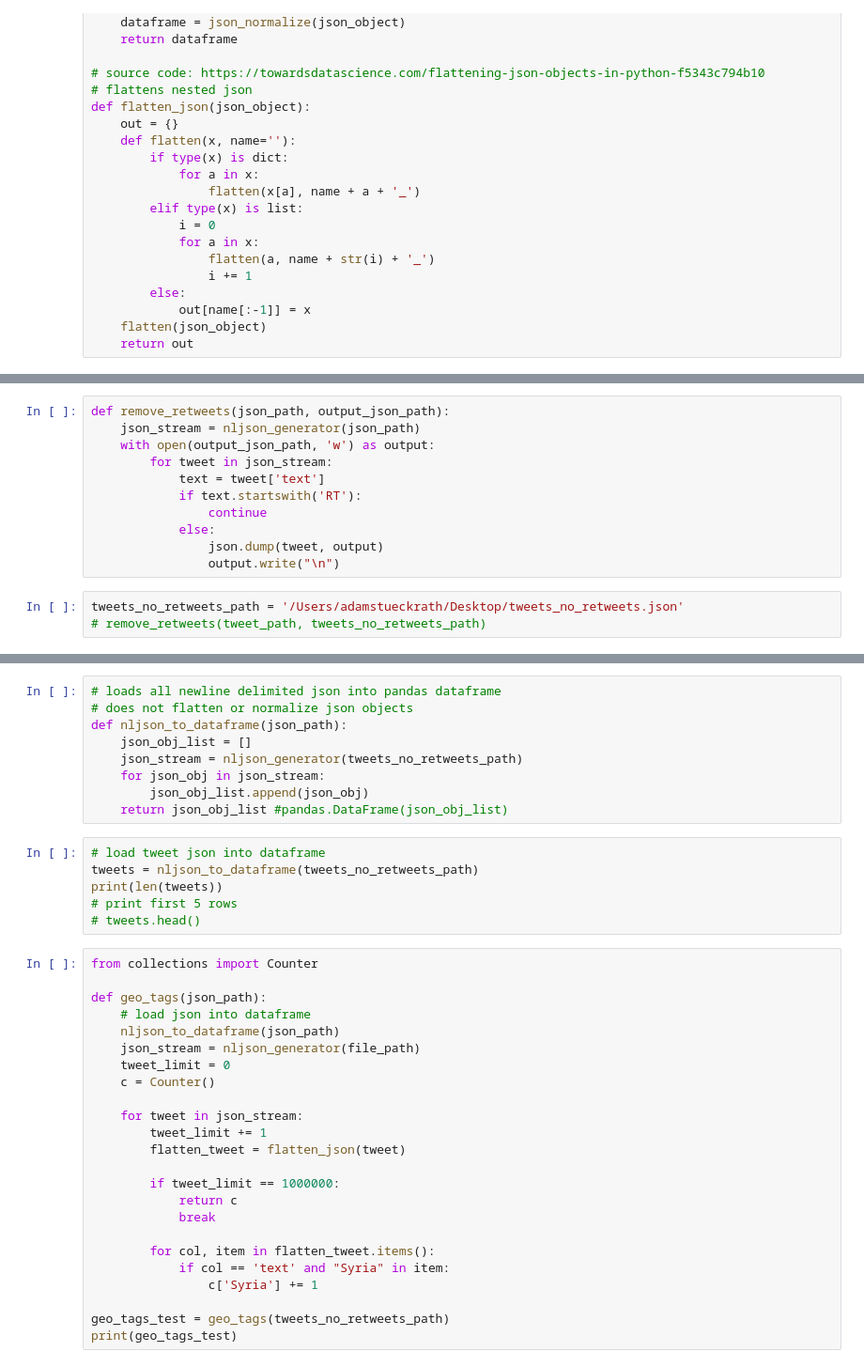
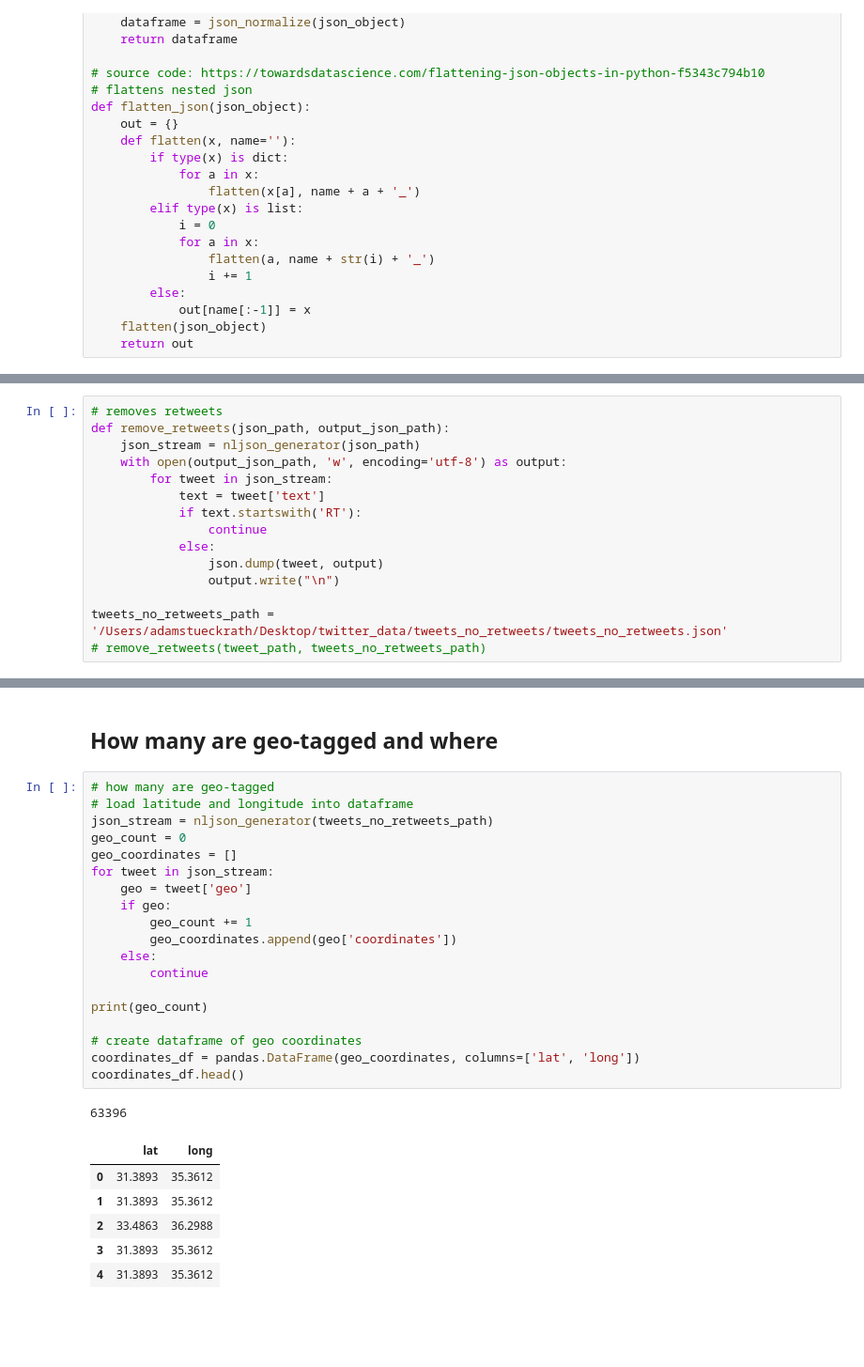
Before and after one commit to adamstueckrath/SyriaProject, a Jupyter notebook: web_scrapers/twitter_data_analysis.ipynb, the cells around one changed output, grey strips where cells are left out. Shown: that part at 94% size. Drawn from its saved outputs; the diff is of its cells as text; blank space fills up the shorter version.

```diff
--- a/web_scrapers/twitter_data_analysis.ipynb
+++ b/web_scrapers/twitter_data_analysis.ipynb
@@ -163,9 +158,10 @@ def json_tweets_xlsx_sample(json_path, excel_path,
 # json_tweets_xlsx_sample(tweet_path, output_path, tweet_limit=10, normalize=True)
 # json_tweets_xlsx_sample(tweet_path, output_path, tweet_start=100000, tweet_limit=15)
 # %%
+# removes retweets
 def remove_retweets(json_path, output_json_path):
     json_stream = nljson_generator(json_path)
-    with open(output_json_path, 'w') as output:
+    with open(output_json_path, 'w', encoding='utf-8') as output:
         for tweet in json_stream:
             text = tweet['text']
             if text.startswith('RT'):
@@ -173,6 +169,6 @@ def remove_retweets(json_path, output_json_path):
             else:
                 json.dump(tweet, output)
                 output.write("\n")
+
+tweets_no_retweets_path = '/Users/adamstueckrath/Desktop/twitter_data/tweets_no_retweets/tweets_no_retweets.json'
+# remove_retweets(tweet_path, tweets_no_retweets_path)
-# %%
-tweets_no_retweets_path = '/Users/adamstueckrath/Desktop/tweets_no_retweets.json'
-# remove_retweets(tweet_path, tweets_no_retweets_path)
@@ -186,39 +175,29 @@ tweets_no_retweets_xlsx_path = '/Users/adamstueckrath/Desktop/tweets_no_retweets
-# %%
-# loads all newline delimited json into pandas dataframe
-# does not flatten or normalize json objects
-def nljson_to_dataframe(json_path):
-    json_obj_list = []
-    json_stream = nljson_generator(tweets_no_retweets_path)
-    for json_obj in json_stream:
-        json_obj_list.append(json_obj)
-    return json_obj_list #pandas.DataFrame(json_obj_list)
-# %%
-# load tweet json into dataframe
-tweets = nljson_to_dataframe(tweets_no_retweets_path)
-print(len(tweets))
-# print first 5 rows
-# tweets.head()
-# %%
-from collections import Counter
-
-def geo_tags(json_path):
-    # load json into dataframe
-    nljson_to_dataframe(json_path)
-    json_stream = nljson_generator(file_path)
-    tweet_limit = 0
-    c = Counter()
-
-    for tweet in json_stream:
-        tweet_limit += 1
-        flatten_tweet = flatten_json(tweet)
-
-        if tweet_limit == 1000000:
-            return c
-            break
-
-        for col, item in flatten_tweet.items():
-            if col == 'text' and "Syria" in item:
-                c['Syria'] += 1
-
-geo_tags_test = geo_tags(tweets_no_retweets_path)
-print(geo_tags_test)
+# %% [markdown]
+## How many are geo-tagged and where
+# %%
+# how many are geo-tagged
+# load latitude and longitude into dataframe
+json_stream = nljson_generator(tweets_no_retweets_path)
+geo_count = 0
+geo_coordinates = []
+for tweet in json_stream:
+    geo = tweet['geo']
+    if geo:
+        geo_count += 1
+        geo_coordinates.append(geo['coordinates'])
+    else:
+        continue
+
+print(geo_count)
+
+# create dataframe of geo coordinates
+coordinates_df = pandas.DataFrame(geo_coordinates, columns=['lat', 'long'])
+coordinates_df.head()
+# %% [output]
+63396
+|  | lat | long |
+| 0 | 31.3893 | 35.3612 |
+| 1 | 31.3893 | 35.3612 |
+| 2 | 33.4863 | 36.2988 |
+| 3 | 31.3893 | 35.3612 |
+| 4 | 31.3893 | 35.3612 |
```
Also changed, not shown: parts of 19 cells of this notebook, 1 other file.
